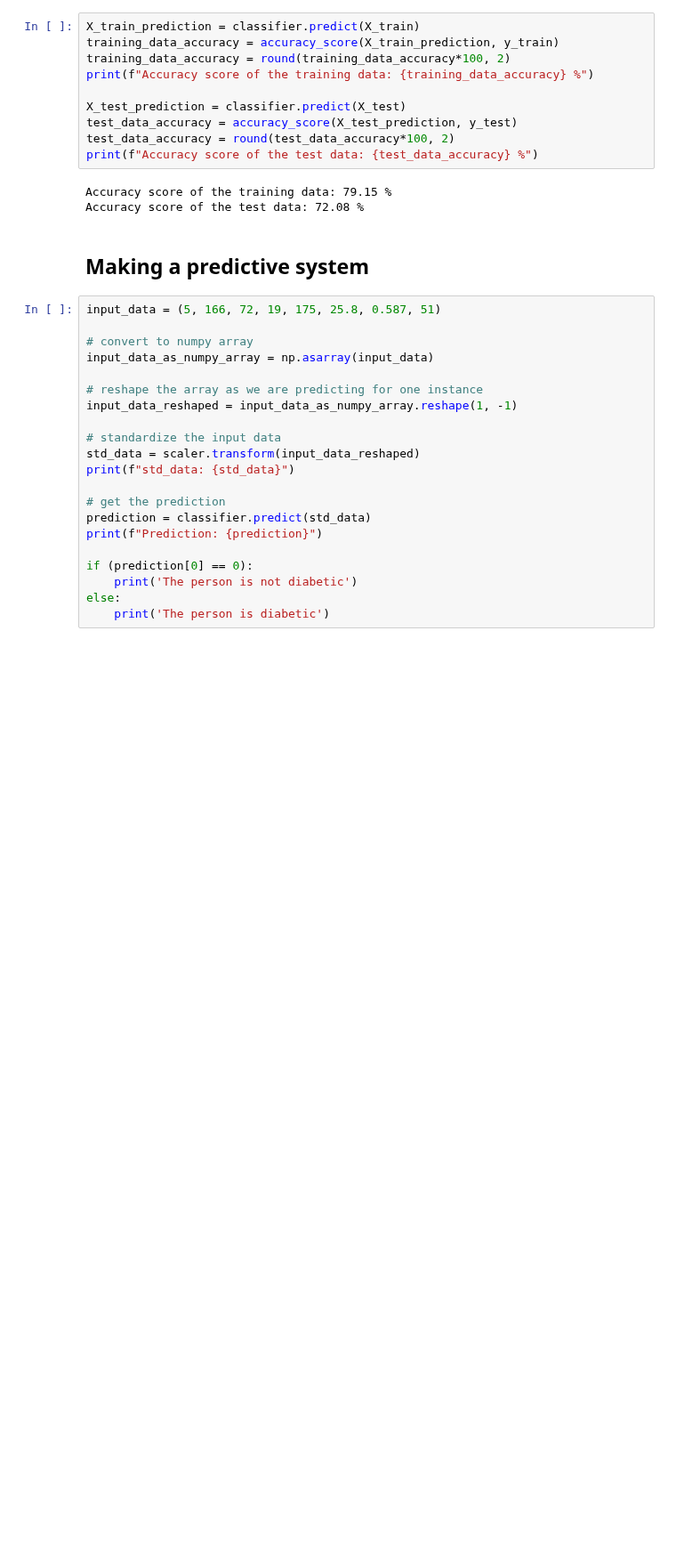
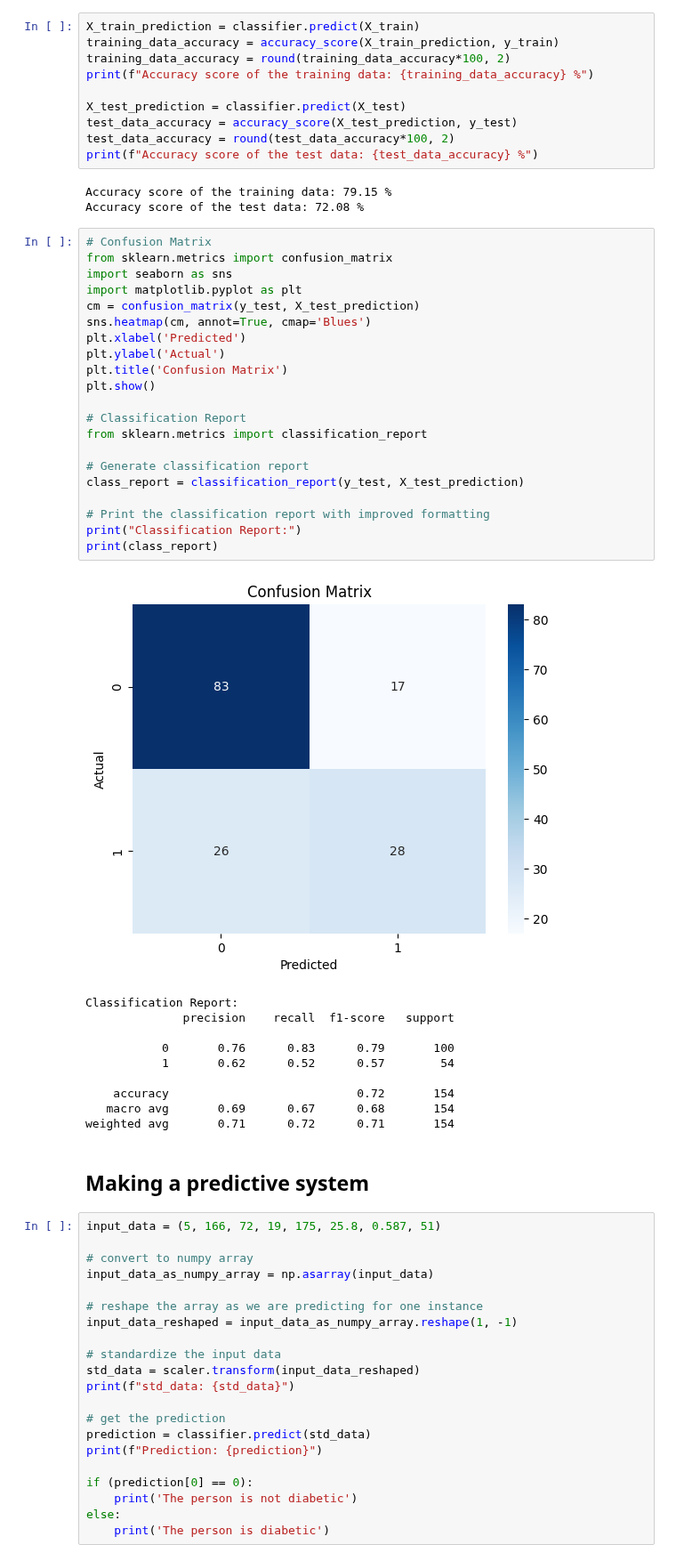
Before and after one commit to Hardvan/My-Machine-Learning-Projects, a Jupyter notebook: 14_Diabetes/Diabetes.ipynb, the cells around one changed output. Shown at 89% size. Cells and saved outputs as stored; diff of their text form; blank space fills up the shorter version.

```diff
--- a/14_Diabetes/Diabetes.ipynb
+++ b/14_Diabetes/Diabetes.ipynb
@@ -173,6 +173,38 @@ print(f"Accuracy score of the test data: {test_data_accuracy} %")
 # %% [output]
 Accuracy score of the training data: 79.15 %
 Accuracy score of the test data: 72.08 %
+# %%
+# Confusion Matrix
+from sklearn.metrics import confusion_matrix
+import seaborn as sns
+import matplotlib.pyplot as plt
+cm = confusion_matrix(y_test, X_test_prediction)
+sns.heatmap(cm, annot=True, cmap='Blues')
+plt.xlabel('Predicted')
+plt.ylabel('Actual')
+plt.title('Confusion Matrix')
+plt.show()
+
+# Classification Report
+from sklearn.metrics import classification_report
+
+# Generate classification report
+class_report = classification_report(y_test, X_test_prediction)
+
+# Print the classification report with improved formatting
+print("Classification Report:")
+print(class_report)
+# %% [output]
+[figure, added]
+Classification Report:
+              precision    recall  f1-score   support
+
+           0       0.76      0.83      0.79       100
+           1       0.62      0.52      0.57        54
+
+    accuracy                           0.72       154
+   macro avg       0.69      0.67      0.68       154
+weighted avg       0.71      0.72      0.71       154
 # %% [markdown]
 ## Making a predictive system
 # %%
```
Also changed, not shown: parts of 2 cells of this notebook, 1 other file.
